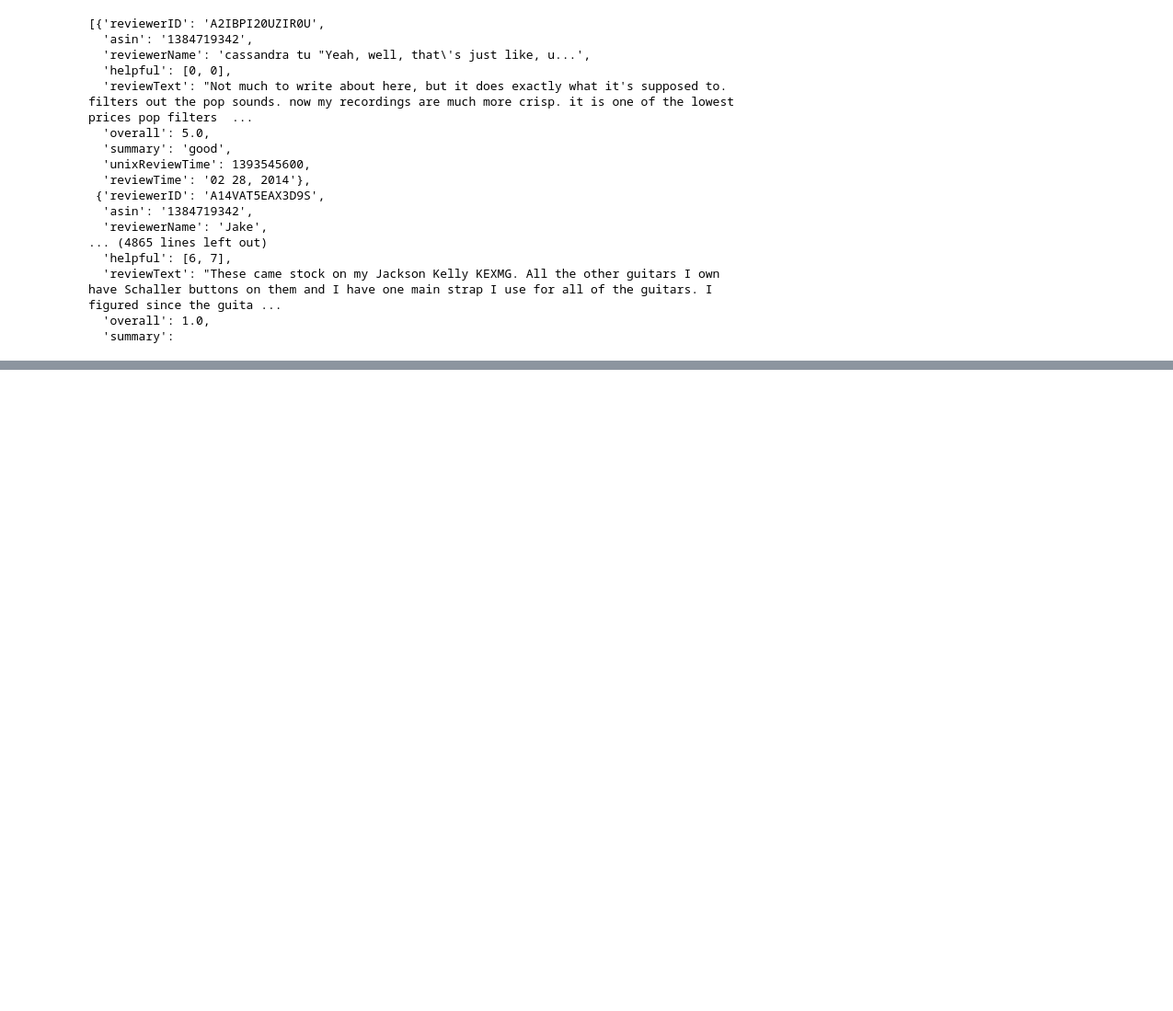
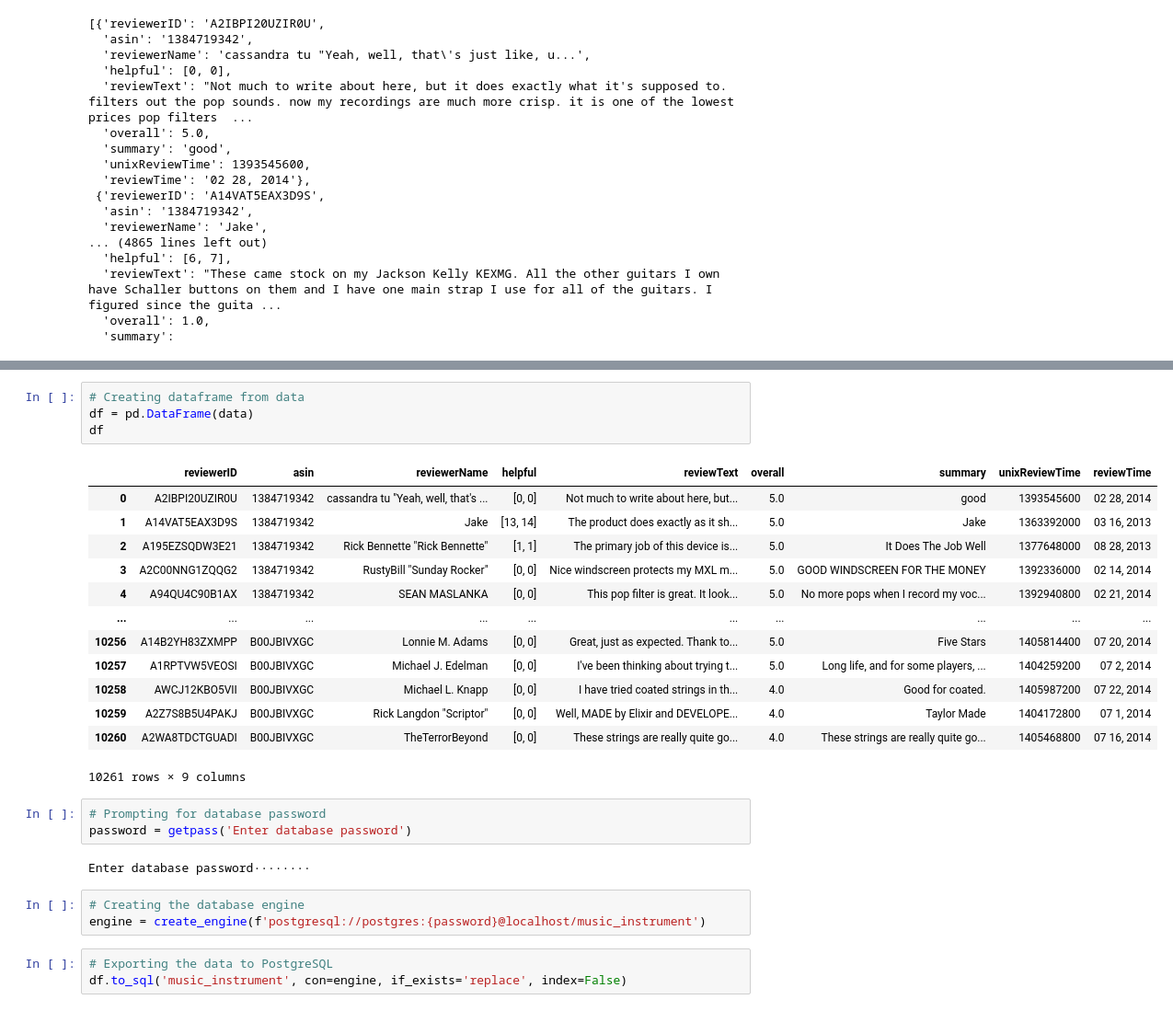
Before and after one commit to js816/musical_instrument_reviews, a Jupyter notebook: music_instrument_json_practice.ipynb, the cells around one changed output, grey strips where cells are left out. Shown at 92% size. Cells and saved outputs as stored; diff of their text form; blank space fills up the shorter version.

Commit message:
Adding code to create df and export to db

```diff
--- a/music_instrument_json_practice.ipynb
+++ b/music_instrument_json_practice.ipynb
@@ -29,0 +51,29 @@ data
+# %%
+# Creating dataframe from data
+df = pd.DataFrame(data)
+df
+# %% [output]
+|  | reviewerID | asin | reviewerName | helpful | reviewText | overall | summary | unixReviewTime | reviewTime |
+| 0 | A2IBPI20UZIR0U | 1384719342 | cassandra tu "Yeah, well, that's ... | [0, 0] | Not much to write about here, but... | 5.0 | good | 1393545600 | 02 28, 2014 |
+| 1 | A14VAT5EAX3D9S | 1384719342 | Jake | [13, 14] | The product does exactly as it sh... | 5.0 | Jake | 1363392000 | 03 16, 2013 |
+| 2 | A195EZSQDW3E21 | 1384719342 | Rick Bennette "Rick Bennette" | [1, 1] | The primary job of this device is... | 5.0 | It Does The Job Well | 1377648000 | 08 28, 2013 |
+| 3 | A2C00NNG1ZQQG2 | 1384719342 | RustyBill "Sunday Rocker" | [0, 0] | Nice windscreen protects my MXL m... | 5.0 | GOOD WINDSCREEN FOR THE MONEY | 1392336000 | 02 14, 2014 |
+| 4 | A94QU4C90B1AX | 1384719342 | SEAN MASLANKA | [0, 0] | This pop filter is great. It look... | 5.0 | No more pops when I record my voc... | 1392940800 | 02 21, 2014 |
+| ... | ... | ... | ... | ... | ... | ... | ... | ... | ... |
+| 10256 | A14B2YH83ZXMPP | B00JBIVXGC | Lonnie M. Adams | [0, 0] | Great, just as expected. Thank to... | 5.0 | Five Stars | 1405814400 | 07 20, 2014 |
+| 10257 | A1RPTVW5VEOSI | B00JBIVXGC | Michael J. Edelman | [0, 0] | I've been thinking about trying t... | 5.0 | Long life, and for some players, ... | 1404259200 | 07 2, 2014 |
+| 10258 | AWCJ12KBO5VII | B00JBIVXGC | Michael L. Knapp | [0, 0] | I have tried coated strings in th... | 4.0 | Good for coated. | 1405987200 | 07 22, 2014 |
+| 10259 | A2Z7S8B5U4PAKJ | B00JBIVXGC | Rick Langdon "Scriptor" | [0, 0] | Well, MADE by Elixir and DEVELOPE... | 4.0 | Taylor Made | 1404172800 | 07 1, 2014 |
+| 10260 | A2WA8TDCTGUADI | B00JBIVXGC | TheTerrorBeyond | [0, 0] | These strings are really quite go... | 4.0 | These strings are really quite go... | 1405468800 | 07 16, 2014 |
+10261 rows × 9 columns
+# %%
+# Prompting for database password
+password = getpass('Enter database password')
+# %% [output]
+Enter database password········
+# %%
+# Creating the database engine
+engine = create_engine(f'postgresql://postgres:{password}@localhost/music_instrument')
+# %%
+# Exporting the data to PostgreSQL
+df.to_sql('music_instrument', con=engine, if_exists='replace', index=False)
```
Also changed, not shown: parts of 3 cells of this notebook.
